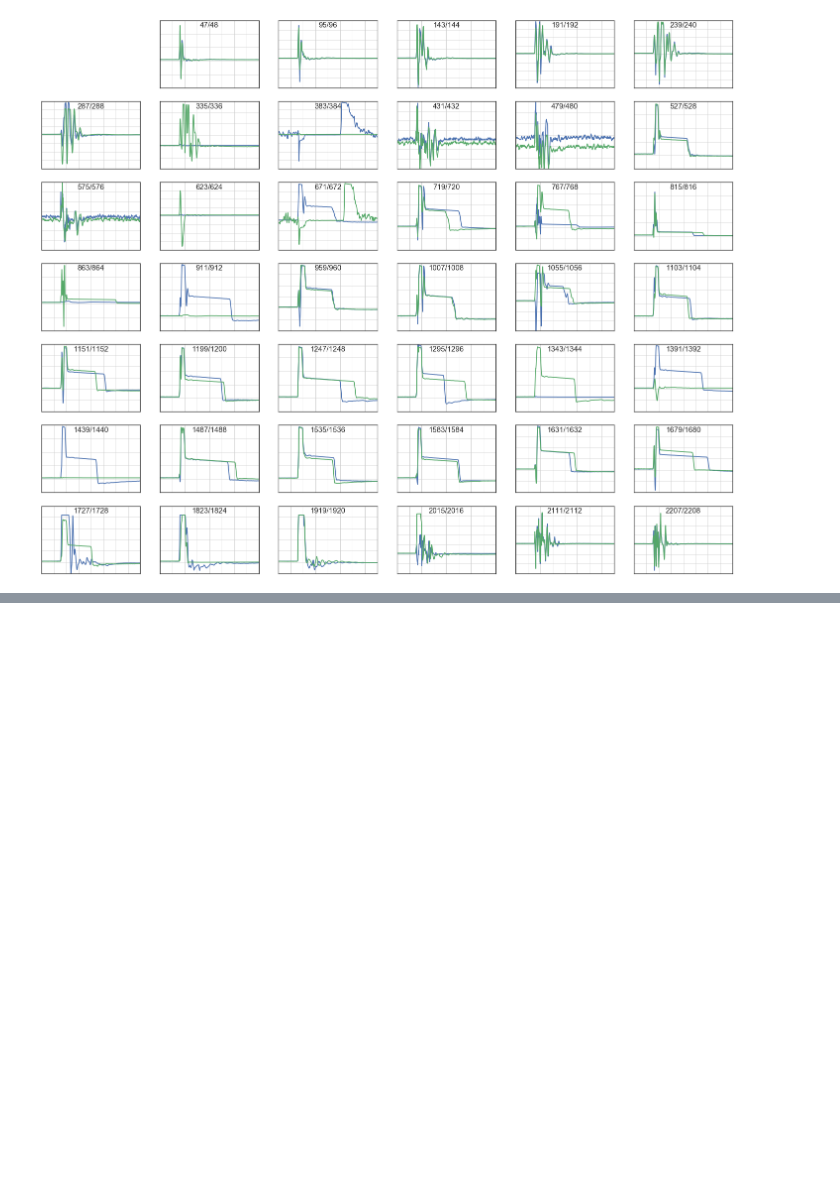
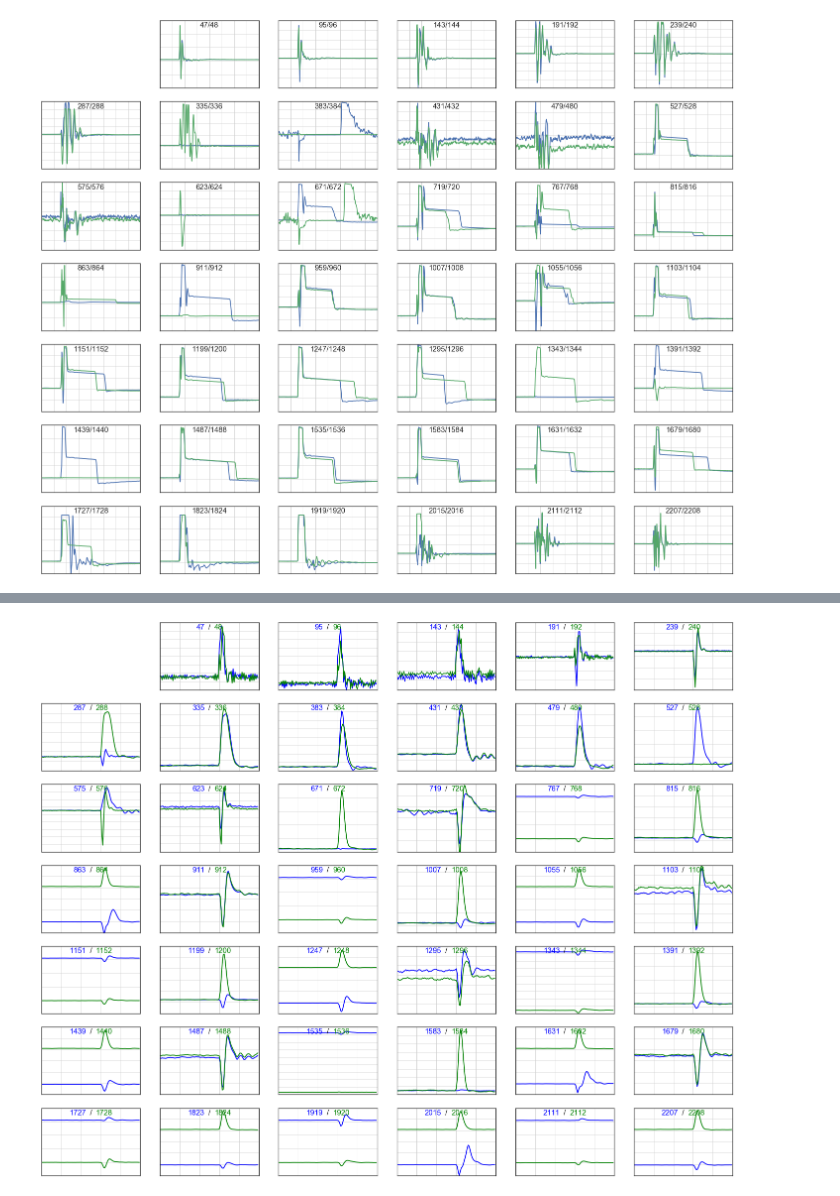
Before and after one commit to erezcoh4/operations, a Jupyter notebook: BurstNoiseCheck/notebooks/waveforms.ipynb, the cells around one changed output, grey strips where cells are left out. Cells and saved outputs as stored; diff of their text form; code cells hidden in the pictures; blank space fills up the shorter version.

```diff
--- a/BurstNoiseCheck/notebooks/waveforms.ipynb
+++ b/BurstNoiseCheck/notebooks/waveforms.ipynb
@@ -62,0 +127,6 @@ for i in range(1,np.min([len(mb_set)-1,N*N])):
+# %%
+plot_wf_near_motherboards(mb_set=U_mb , mb_set_last=U_mb_last,
+                              run=9888, subrun=31 , event=1588 ,
+                              t_min=6300 , t_max=6400)
+# %% [output]
+[figure, added]
```
Also changed, not shown: parts of 11 cells of this notebook, 1 other file.
